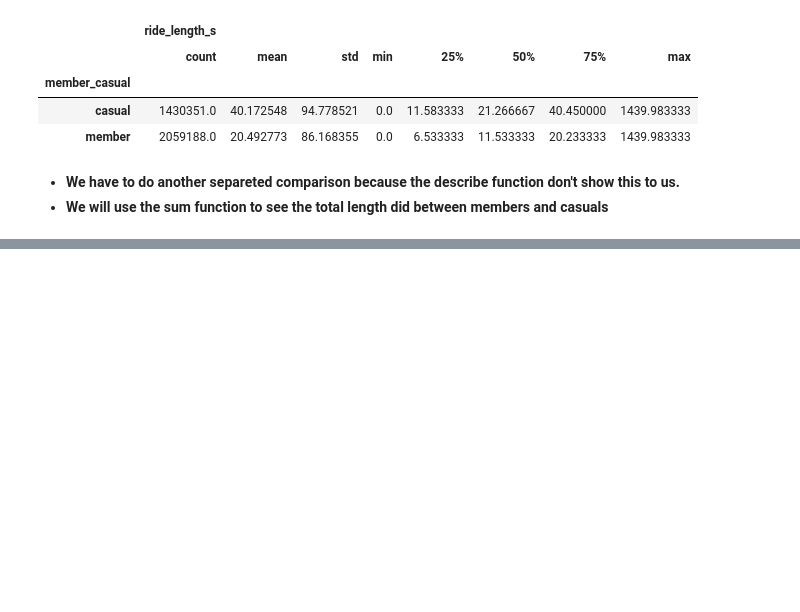
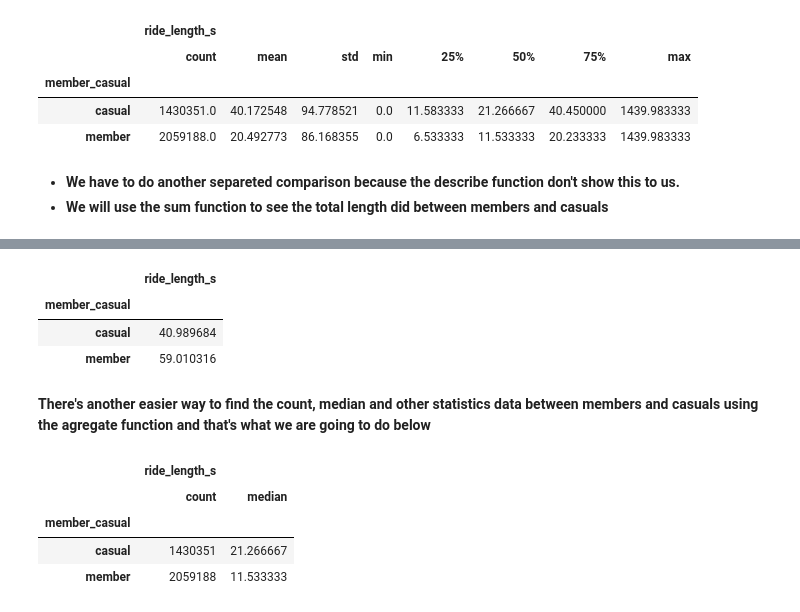
Before and after one commit to Ladislau2020/2021, a Jupyter notebook: fork-of-capstone-project-from-google.ipynb, the cells around one changed output, grey strips where cells are left out. Cells and saved outputs as stored; diff of their text form; code cells hidden in the pictures; blank space fills up the shorter version.

```diff
--- a/fork-of-capstone-project-from-google.ipynb
+++ b/fork-of-capstone-project-from-google.ipynb
@@ -748,0 +757,21 @@ compare_ride_length.groupby("member_casual").sum()
+# %%
+# Counting the distribution in percenatage of members and casuals
+
+compare_ride_length.groupby("member_casual").count() / len(compare_ride_length) * 100
+# %% [output]
+|  | ride_length_s |
+| member_casual |  |
+| casual | 40.989684 |
+| member | 59.010316 |
+# %% [markdown]
+**There's another easier way to find the count, median and other statistics data between members and casuals using the agregate function and that's what we are going to do below**
+# %%
+# Now the easiest way using the agregate function, not forgeting the groupby as well.
+
+tripdataV2.groupby(tripdataV2["member_casual"]).aggregate({"ride_length_s":['count', 'median']})
+# %% [output]
+|  | ride_length_s |  |
+|  | count | median |
+| member_casual |  |  |
+| casual | 1430351 | 21.266667 |
+| member | 2059188 | 11.533333 |
```
Also changed, not shown: parts of 2 cells of this notebook.
